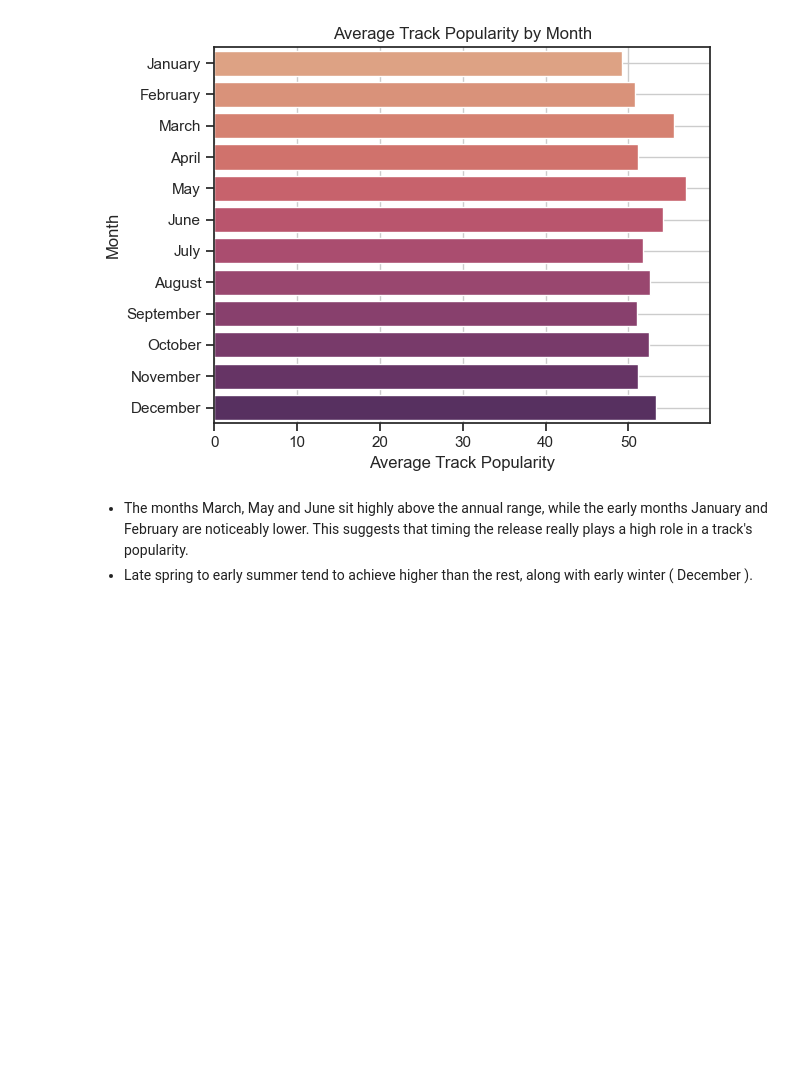
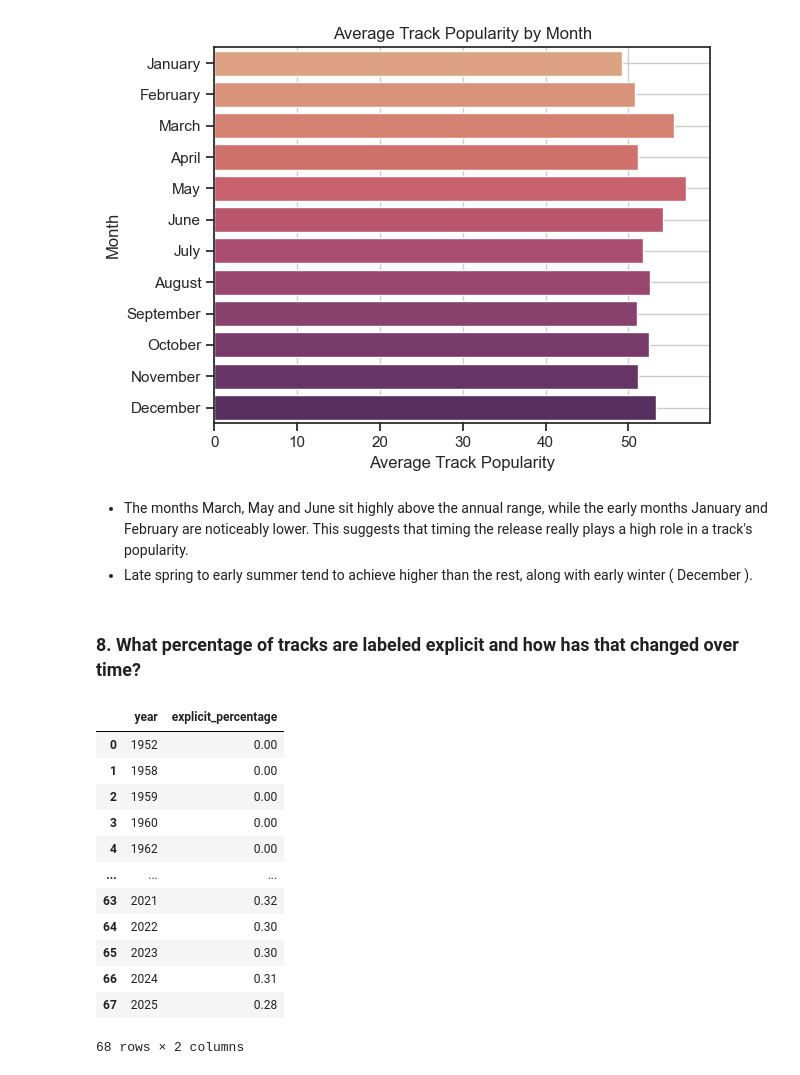
Before and after one commit to mo-chabane-tech/Data-Notebooks-And-Dashboards, a Jupyter notebook: Spotify Global Music/Notebook.ipynb, the cells around one changed output. Saved outputs shown, nothing was run; the diff lists cells and outputs as text; code cells hidden in the pictures; blank space fills up the shorter version.

```diff
--- a/Spotify Global Music/Notebook.ipynb
+++ b/Spotify Global Music/Notebook.ipynb
@@ -554,3 +554,26 @@ plt.show()
 # %% [markdown]
 - The months March, May and June sit highly above the annual range, while the early months January and February are noticeably lower. This suggests that timing the release really plays a high role in a track's popularity.
 - Late spring to early summer tend to achieve higher than the rest, along with early winter ( December ).
+# %% [markdown]
+### 8. What percentage of tracks are labeled explicit and how has that changed over time?
+# %%
+df8 = (
+    df.groupby("year")
+    .agg(explicit_percentage = ("explicit", lambda x: round(sum(np.where(x=="Yes", 1, 0)) / len(x), 2)))
+    .reset_index()
+    )
+df8
+# %% [output]
+|  | year | explicit_percentage |
+| 0 | 1952 | 0.00 |
+| 1 | 1958 | 0.00 |
+| 2 | 1959 | 0.00 |
+| 3 | 1960 | 0.00 |
+| 4 | 1962 | 0.00 |
+| ... | ... | ... |
+| 63 | 2021 | 0.32 |
+| 64 | 2022 | 0.30 |
+| 65 | 2023 | 0.30 |
+| 66 | 2024 | 0.31 |
+| 67 | 2025 | 0.28 |
+68 rows × 2 columns
```
Also changed, not shown: parts of 2 cells of this notebook.
